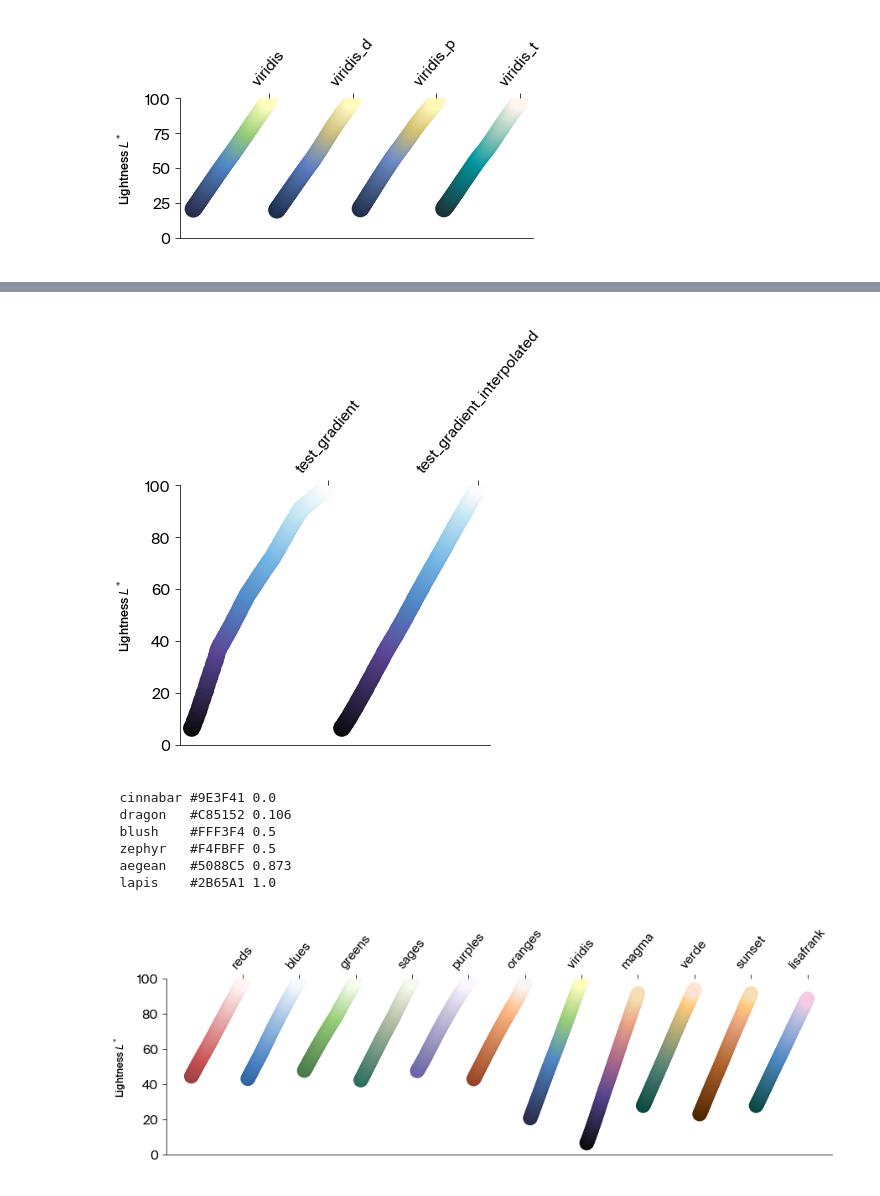
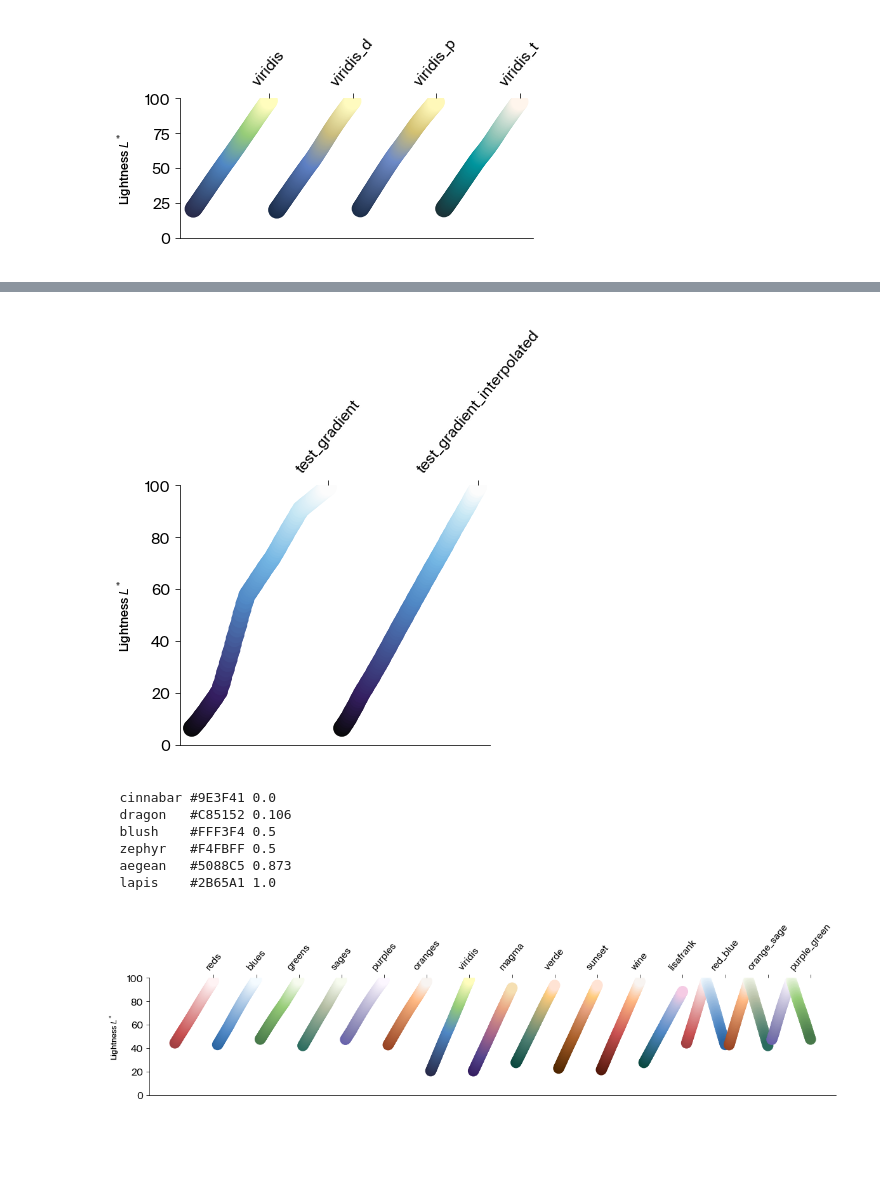
Before and after one commit to Arcadia-Science/arcadia-pycolor, a Jupyter notebook: usage_example.ipynb, the cells around one changed output, grey strips where cells are left out. Cells and saved outputs as stored; diff of their text form; code cells hidden in the pictures; blank space fills up the shorter version.

Commit message:
update colors, gradients, and palettes

```diff
--- a/usage_example.ipynb
+++ b/usage_example.ipynb
@@ -493,13 +499,13 @@ purple_green
 # %%
 grad = apc.Gradient(
     "test_gradient",
-    [apc.pitch, apc.grape, apc.aegean, apc.vitalblue, apc.bluesky, apc.paper],
+    [apc.pitch, apc.concord, apc.aegean, apc.vital, apc.sky, apc.paper],
 )
 interpolated_grad = grad.interpolate_lightness()
 
 apc.plot.plot_gradient_lightness([grad, interpolated_grad], figsize=(6, 6))
 # %% [output]
-[figure, old version]
+[figure, new version]
 # %%
 apc.gradients.reds + apc.gradients.blues.reverse()
 # %% [output]
@@ -510,21 +516,28 @@ apc.gradients.reds + apc.gradients.blues.reverse()
    aegean   #5088C5 0.873
    lapis    #2B65A1 1.0
 # %%
-apc.plot.plot_gradient_lightness(
+figure = apc.plot.plot_gradient_lightness(
     [
         apc.gradients.reds,
         apc.gradients.blues,
         apc.gradients.greens,
         apc.gradients.sages,
         apc.gradients.purples,
         apc.gradients.oranges,
         apc.gradients.viridis,
         apc.gradients.magma,
         apc.gradients.verde,
         apc.gradients.sunset,
+        apc.gradients.wine,
         apc.gradients.lisafrank,
+        apc.gradients.red_blue,
+        apc.gradients.orange_sage,
+        apc.gradients.purple_green,
     ],
-    figsize=(12, 4),
+    figsize=(16, 4),
+    return_fig=True,
 )
+
+plt.savefig("examples/gradient_lightness.pdf")
 # %% [output]
-[figure, old version]
+[figure, new version]
```
Also changed, not shown: parts of 8 cells of this notebook, 16 other files.
